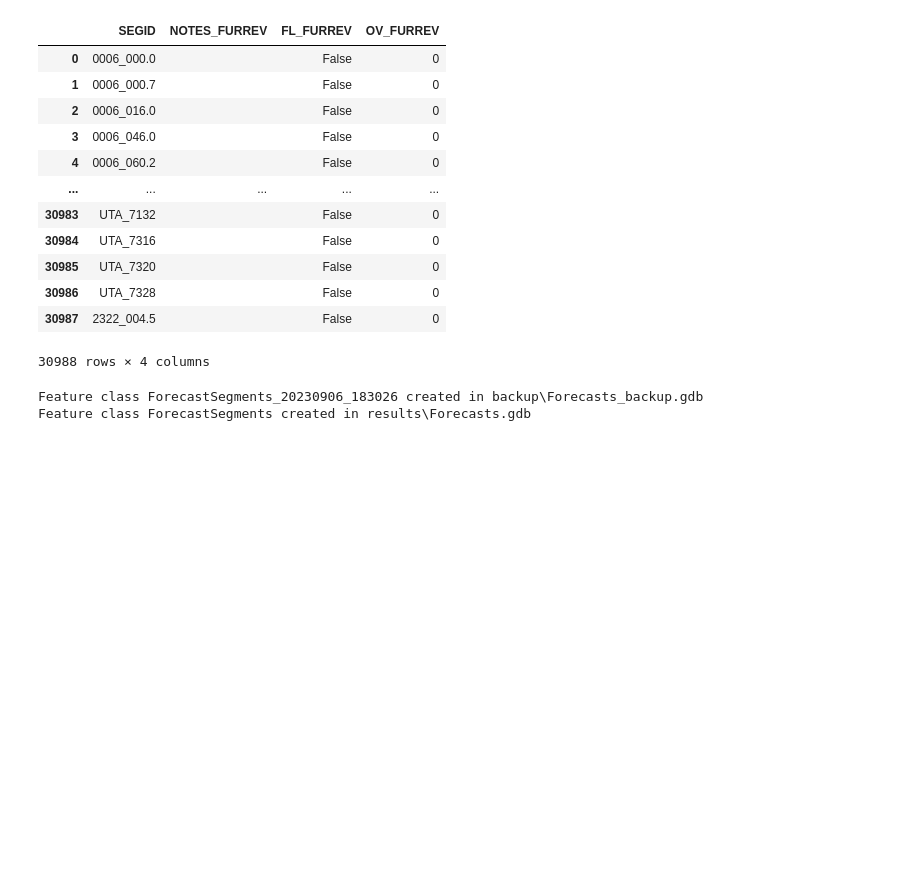
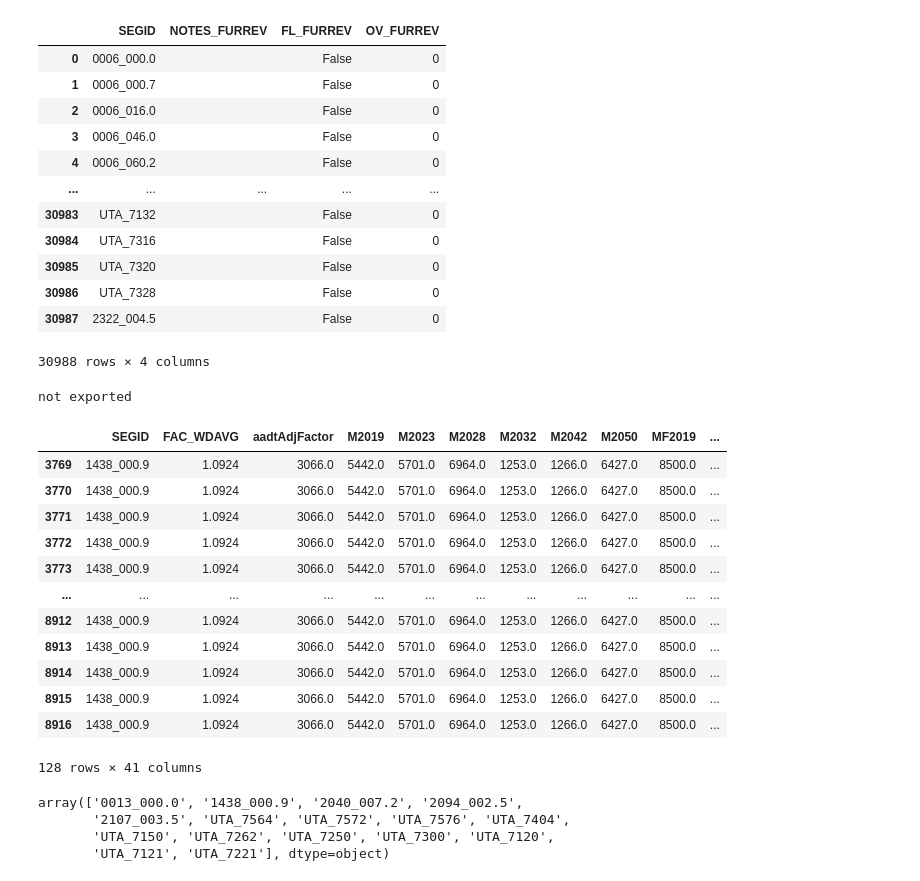
Before and after one commit to WFRCAnalytics/Traffic-Volume-Forecasts, a Jupyter notebook: 4-Prepare-Forecast-App-Data.ipynb, the cells around one changed output. Drawn from its saved outputs; the diff is of its cells as text; code cells hidden in the pictures; blank space fills up the shorter version.

```diff
--- a/4-Prepare-Forecast-App-Data.ipynb
+++ b/4-Prepare-Forecast-App-Data.ipynb
@@ -6,9 +6,10 @@ import requests
 from datetime import datetime
 import arcpy
 
-bRedownloadLatest = True # will download feature class from agol, otherwise will use last download
-bExportFeatureClass = True # export feature class
+bRedownloadLatest = False # will download feature class from agol, otherwise will use last download
+bExportFeatureClass = False # export feature class
 bClearFlags = False # will clear all flag fields from backup
+bClearOverrides = False # will clear all override fields from backup
 # %%
 # Prep flag categories
 
@@ -338,9 +345,12 @@ for index, row in dfFlags.iterrows():
     #print(result)  # Output will be 11
 
     if bClearFlags:
+        display('flags overwritten')
+        # add override column
+        _sdfWithLatest[flag_name.replace('FL_')] = 0
+    if bClearOverrides:
         display('overrides overwritten')
-        # add override column
-        _sdfWithLatest[flag_name.replace('FL_', 'OV_')] = 0
+        _sdfWithLatest[flag_name.replace('OV_')] = 0
 
 _sdfWithLatest.fillna(0,inplace=True)
 
@@ -421,5 +431,4 @@ if bExportFeatureClass:
 else:
     print ('not exported')
 # %% [output]
-Feature class ForecastSegments_20230906_183026 created in backup\Forecasts_backup.gdb
-Feature class ForecastSegments created in results\Forecasts.gdb
+not exported
@@ -427,0 +435,24 @@ temp = sdfSegmentsWData[sdfSegmentsWData['SEGID']=='1388_000.8']
+# %%
+sdfSegmentsWData[sdfSegmentsWData['SEGID']=='1438_000.9']
+# %% [output]
+|  | SEGID | FAC_WDAVG | aadtAdjFactor | M2019 | M2023 | M2028 | M2032 | M2042 | M2050 | MF2019 | ... |
+| 3769 | 1438_000.9 | 1.0924 | 3066.0 | 5442.0 | 5701.0 | 6964.0 | 1253.0 | 1266.0 | 6427.0 | 8500.0 | ... |
+| 3770 | 1438_000.9 | 1.0924 | 3066.0 | 5442.0 | 5701.0 | 6964.0 | 1253.0 | 1266.0 | 6427.0 | 8500.0 | ... |
+| 3771 | 1438_000.9 | 1.0924 | 3066.0 | 5442.0 | 5701.0 | 6964.0 | 1253.0 | 1266.0 | 6427.0 | 8500.0 | ... |
+| 3772 | 1438_000.9 | 1.0924 | 3066.0 | 5442.0 | 5701.0 | 6964.0 | 1253.0 | 1266.0 | 6427.0 | 8500.0 | ... |
+| 3773 | 1438_000.9 | 1.0924 | 3066.0 | 5442.0 | 5701.0 | 6964.0 | 1253.0 | 1266.0 | 6427.0 | 8500.0 | ... |
+| ... | ... | ... | ... | ... | ... | ... | ... | ... | ... | ... | ... |
+| 8912 | 1438_000.9 | 1.0924 | 3066.0 | 5442.0 | 5701.0 | 6964.0 | 1253.0 | 1266.0 | 6427.0 | 8500.0 | ... |
+| 8913 | 1438_000.9 | 1.0924 | 3066.0 | 5442.0 | 5701.0 | 6964.0 | 1253.0 | 1266.0 | 6427.0 | 8500.0 | ... |
+| 8914 | 1438_000.9 | 1.0924 | 3066.0 | 5442.0 | 5701.0 | 6964.0 | 1253.0 | 1266.0 | 6427.0 | 8500.0 | ... |
+| 8915 | 1438_000.9 | 1.0924 | 3066.0 | 5442.0 | 5701.0 | 6964.0 | 1253.0 | 1266.0 | 6427.0 | 8500.0 | ... |
+| 8916 | 1438_000.9 | 1.0924 | 3066.0 | 5442.0 | 5701.0 | 6964.0 | 1253.0 | 1266.0 | 6427.0 | 8500.0 | ... |
+128 rows × 41 columns
+# %%
+duplicated_segid = sdfSegmentsWData[sdfSegmentsWData.duplicated('SEGID', keep=False)]['SEGID'].unique()
+duplicates.unique()
+# %% [output]
+array(['0013_000.0', '1438_000.9', '2040_007.2', '2094_002.5',
+       '2107_003.5', 'UTA_7564', 'UTA_7572', 'UTA_7576', 'UTA_7404',
+       'UTA_7150', 'UTA_7262', 'UTA_7250', 'UTA_7300', 'UTA_7120',
+       'UTA_7121', 'UTA_7221'], dtype=object)
```
Also changed, not shown: parts of 4 cells of this notebook.
